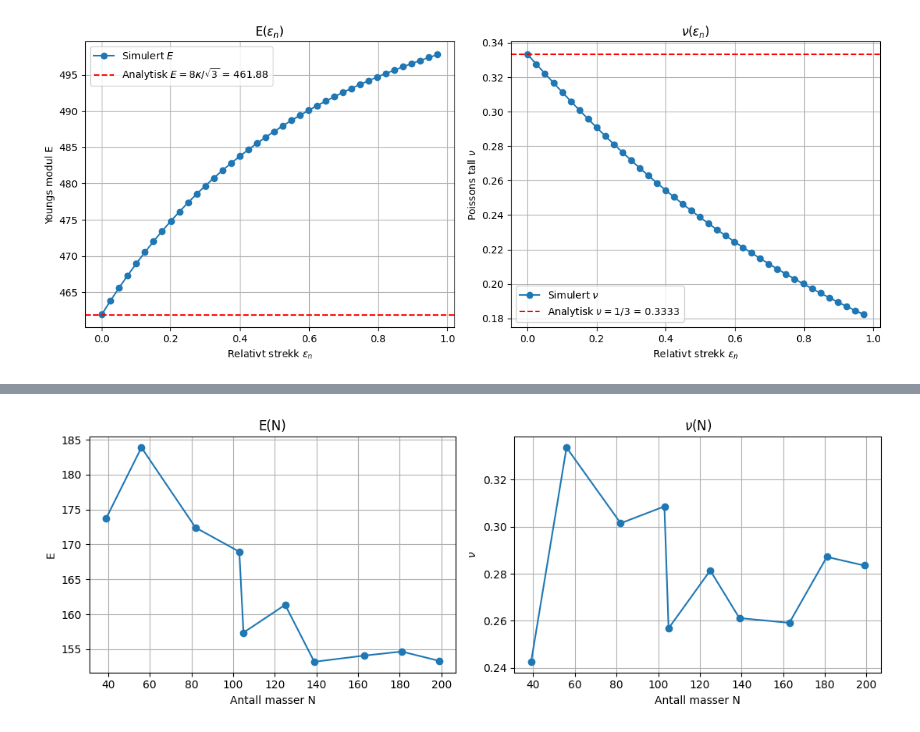
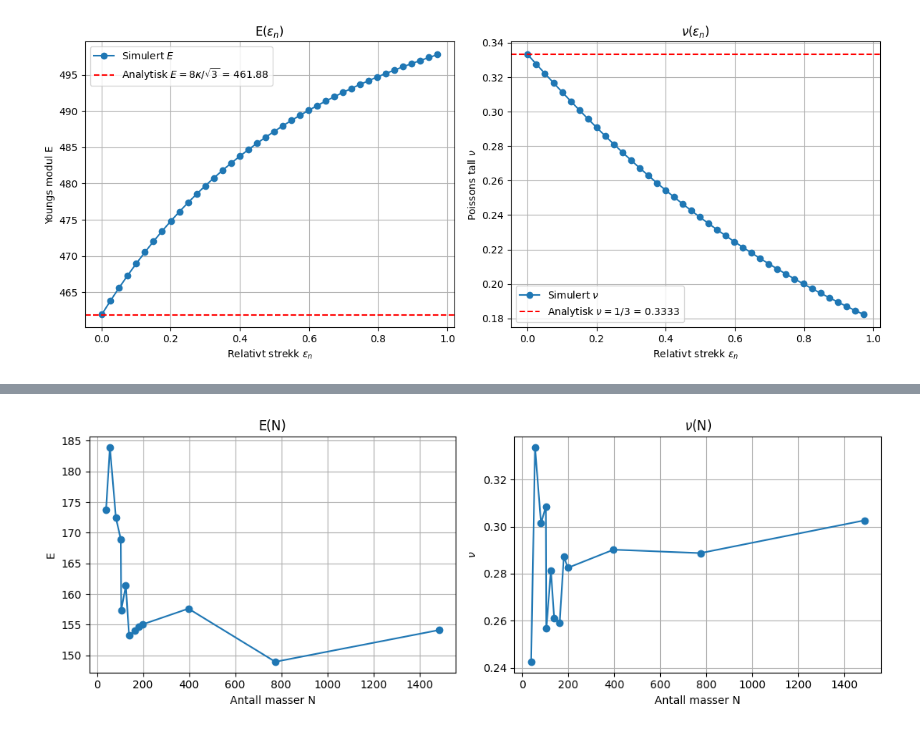
Before and after one commit to oskarwilliamberg-ui/Numerisk-prosjekt-2-mek, a Jupyter notebook: Notebook.ipynb, the cells around one changed output, grey strips where cells are left out. Saved outputs shown, nothing was run; the diff lists cells and outputs as text; code cells hidden in the pictures.

```diff
--- a/Notebook.ipynb
+++ b/Notebook.ipynb
@@ -318,7 +318,7 @@ def total_energy_jacobian(xy_flat, edges, k, K, ell0, lx_plate):
 MINIMIZE_KWARGS = dict(
     method='Newton-CG',
     jac=total_energy_jacobian,
-    tol=1e-12,
+    tol=1e-6,
     options={'maxiter': 1000}
 )
 
@@ -357,7 +357,7 @@ eps_n_list = []
 E_list = []
 v_list = []
 
-for f in f_values:
+for f in f_values[0:29]: #Måtte kutte siste f=1 fordi det avviket ekstremt for en eller annen grunn
     lx_plate = lx0 * (1 + f)
     res = minimize(total_energy, xy0.flatten(),
                    args=(edges, k, K, ell0, lx_plate), **MINIMIZE_KWARGS)
@@ -381,12 +381,12 @@ v_arr = np.array(v_list)
 fig, (ax1, ax2) = plt.subplots(1, 2, figsize=(11, 4))
 
 ax1.plot(eps_n_arr, E_arr, 'o-')
-ax1.set(xlabel='$\\varepsilon_n$', ylabel='E', title='Youngs modul')
+ax1.set(xlabel='$\\varepsilon_n$', ylabel='E', title='E($\\varepsilon_n$)')
 ax1.grid(True)
 ax1.legend()
 
 ax2.plot(eps_n_arr, v_arr, 'o-')
-ax2.set(xlabel='$\\varepsilon_n$', ylabel='$\\nu$', title='Poissons tall')
+ax2.set(xlabel='$\\varepsilon_n$', ylabel='$\\nu$', title='$\\nu$($\\varepsilon_n$)')
 ax2.grid(True)
 ax2.legend()
 
@@ -412,7 +412,7 @@ E_list = []
 v_list = []
 N_actual_list = []
 
-for N_target in N_values[1:11]: #N = [31, 200] for å overholde intervallet
+for N_target in N_values[1:]: #N = [31, 1600]
 
     xy0, edges = read_mesh(lx0, ly0, N_target)
     ell0 = np.linalg.norm(xy0[edges[:, 0]] - xy0[edges[:, 1]], axis=1)
@@ -424,37 +424,38 @@ for N_target in N_values[1:11]: #N = [31, 200] for å overholde intervallet
     ids_top = xy0[:, 1] > ly0 - 1e-10
 
     lx_plate = lx0 * (1 + f_small)
-    res = minimize(total_energy, xy0.flatten(),
-               args=(edges, k, K, ell0, lx_plate),
-               **MINIMIZE_KWARGS)
+    res = minimize(
+                total_energy, xy0.flatten(),
+                args=(edges, k, K, ell0, lx_plate),
+                **MINIMIZE_KWARGS)
 
     xy = res.x.reshape((-1, 2))
     lx = xy[ids_right, 0].mean() - xy[ids_left,   0].mean()
     ly = xy[ids_top,   1].mean() - xy[ids_bottom,  1].mean()
     eps_n = (lx - lx0) / lx0
     eps_t = (ly - ly0) / ly0
     sigma = -K * (xy[ids_right, 0] - lx_plate).sum() / (ly0 * B)
 
     E_list.append(sigma / eps_n)
     v_list.append(-eps_t / eps_n)
     N_actual_list.append(N_actual)
 
 E_arr = np.array(E_list)
 v_arr = np.array(v_list)
 N_arr = np.array(N_actual_list)
 
 # Plot
 fig, (ax1, ax2) = plt.subplots(1, 2, figsize=(11, 4))
 
 ax1.plot(N_arr, E_arr, 'o-')
 ax1.set(xlabel='Antall masser N', ylabel='E', title='E(N)')
 ax1.grid(True)
 
 ax2.plot(N_arr, v_arr, 'o-')
 ax2.set(xlabel='Antall masser N', ylabel=r'$\nu$', title=r'$\nu$(N)')
 ax2.grid(True)
 
 plt.tight_layout()
 plt.show()
 # %% [output]
-[figure, old version]
+[figure, new version]
```
Also changed, not shown: parts of 1 cell of this notebook, 11 other files.
